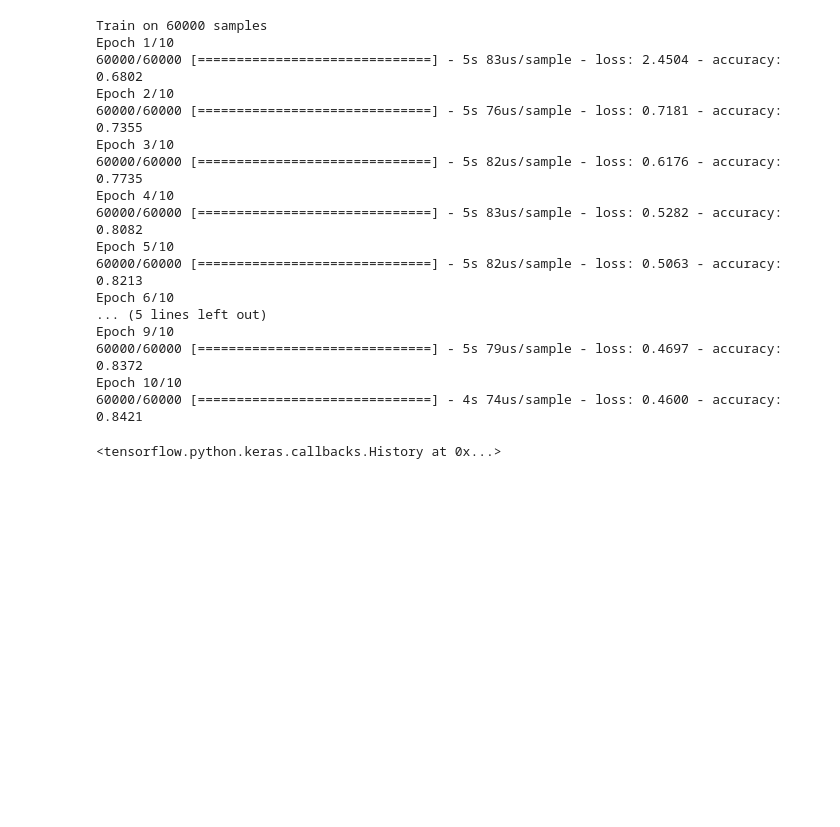
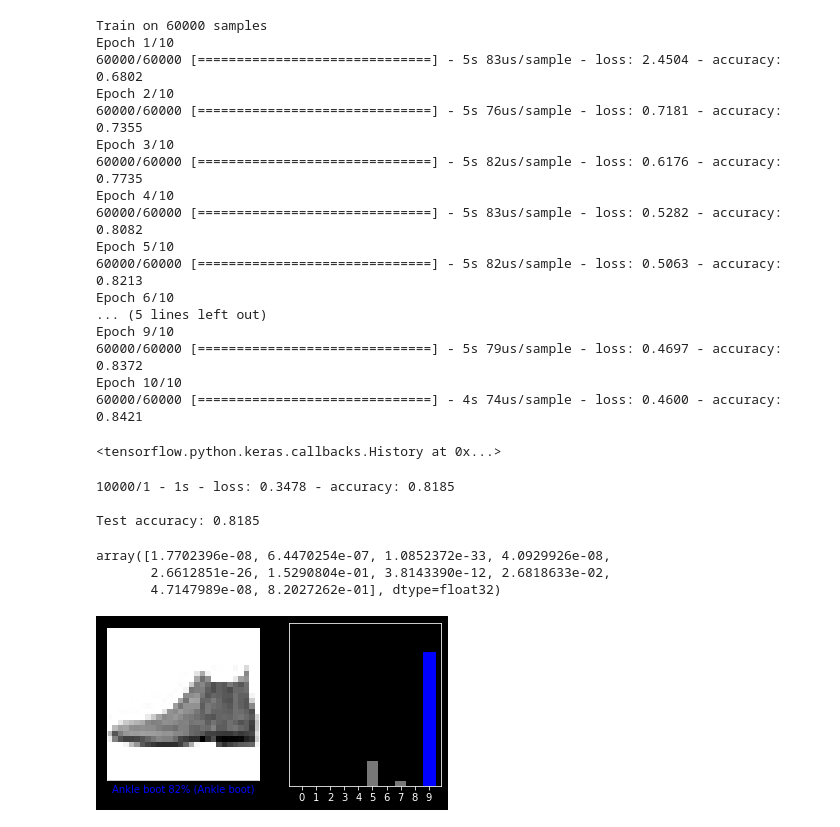
Before and after one commit to NJUleo/Software-Testing-Lab-ML, a Jupyter notebook: kkp.ipynb, the cells around one changed output. Cells and saved outputs as stored; diff of their text form; code cells hidden in the pictures; blank space fills up the shorter version.

Commit message:
trained a model

```diff
--- a/kkp.ipynb
+++ b/kkp.ipynb
@@ -80,3 +80,60 @@ Epoch 9/10
 Epoch 10/10
 60000/60000 [==============================] - 4s 74us/sample - loss: 0.4600 - accuracy: 0.8421
 <tensorflow.python.keras.callbacks.History at 0x...>
+# %%
+test_loss, test_acc = model.evaluate(test_images,  test_labels, verbose=2)
+
+print('\nTest accuracy:', test_acc)
+# %% [output]
+10000/1 - 1s - loss: 0.3478 - accuracy: 0.8185
+
+Test accuracy: 0.8185
+# %%
+predictions = model.predict(test_images)
+# %%
+predictions[0]
+# %% [output]
+array([1.7702396e-08, 6.4470254e-07, 1.0852372e-33, 4.0929926e-08,
+       2.6612851e-26, 1.5290804e-01, 3.8143390e-12, 2.6818633e-02,
+       4.7147989e-08, 8.2027262e-01], dtype=float32)
+# %%
+def plot_image(i, predictions_array, true_label, img):
+  predictions_array, true_label, img = predictions_array, true_label[i], img[i]
+  plt.grid(False)
+  plt.xticks([])
+  plt.yticks([])
+
+  plt.imshow(img, cmap=plt.cm.binary)
+
+  predicted_label = np.argmax(predictions_array)
+  if predicted_label == true_label:
+    color = 'blue'
+  else:
+    color = 'red'
+
+  plt.xlabel("{} {:2.0f}% ({})".format(class_names[predicted_label],
+                                100*np.max(predictions_array),
+                                class_names[true_label]),
+                                color=color)
+
+def plot_value_array(i, predictions_array, true_label):
+  predictions_array, true_label = predictions_array, true_label[i]
+  plt.grid(False)
+  plt.xticks(range(10))
+  plt.yticks([])
+  thisplot = plt.bar(range(10), predictions_array, color="#777777")
+  plt.ylim([0, 1])
+  predicted_label = np.argmax(predictions_array)
+
+  thisplot[predicted_label].set_color('red')
+  thisplot[true_label].set_color('blue')
+# %%
+i = 0
+plt.figure(figsize=(6,3))
+plt.subplot(1,2,1)
+plot_image(i, predictions[i], test_labels, test_images)
+plt.subplot(1,2,2)
+plot_value_array(i, predictions[i],  test_labels)
+plt.show()
+# %% [output]
+[figure, added]
```
Also changed, not shown: parts of 1 cell of this notebook.
